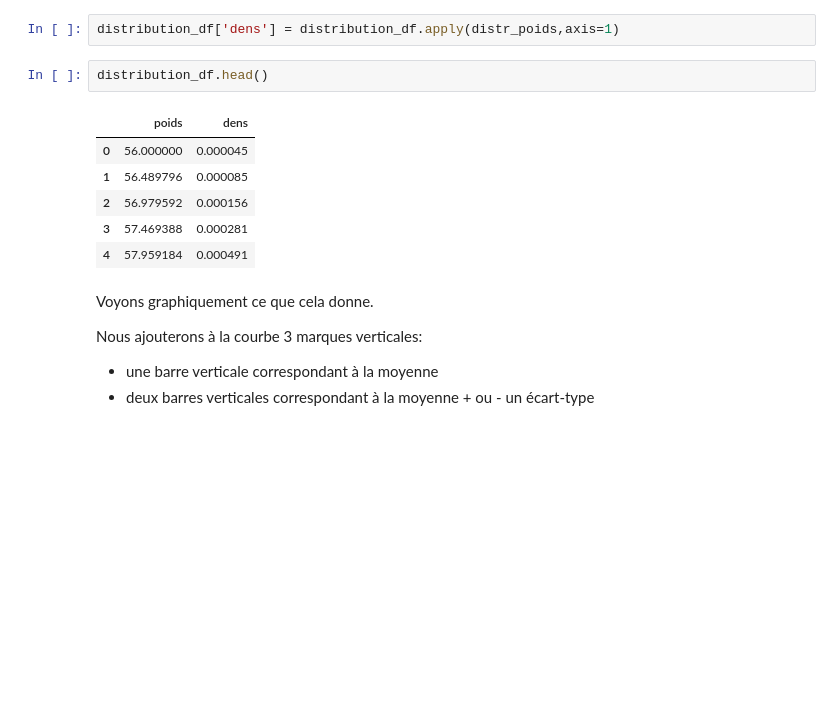
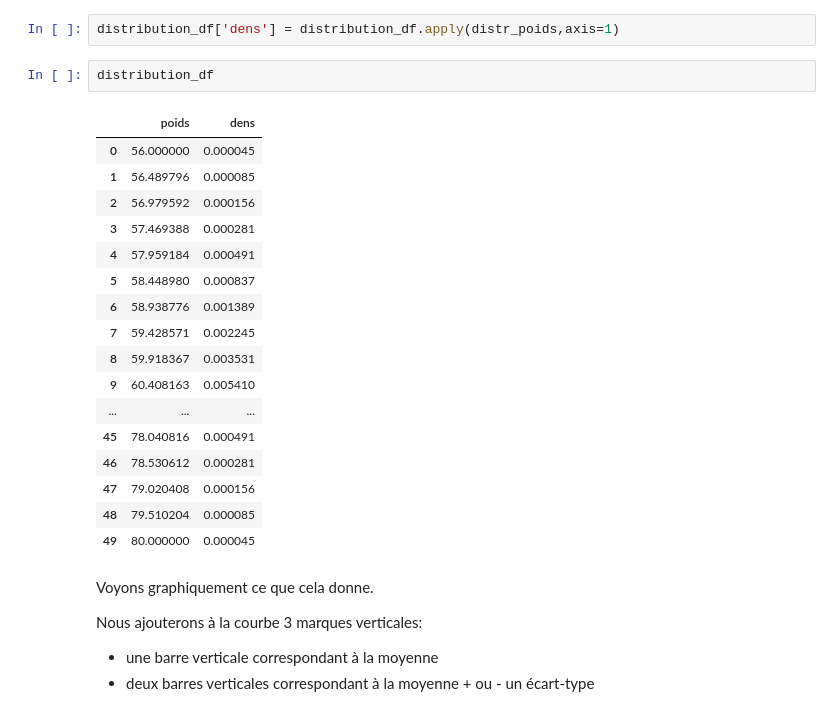
Before and after one commit to WH-Yoshi/MethodeStat, a Jupyter notebook: MethodeStat/CodesProf/Exo11.1-StatInferentielle.ipynb, the cells around one changed output. Cells and saved outputs as stored; diff of their text form; blank space fills up the shorter version.

```diff
--- a/MethodeStat/CodesProf/Exo11.1-StatInferentielle.ipynb
+++ b/MethodeStat/CodesProf/Exo11.1-StatInferentielle.ipynb
@@ -41,14 +60,25 @@ def distr_poids(x):
 # %%
 distribution_df['dens'] = distribution_df.apply(distr_poids,axis=1)
 # %%
-distribution_df.head()
+distribution_df
 # %% [output]
 |  | poids | dens |
 | 0 | 56.000000 | 0.000045 |
 | 1 | 56.489796 | 0.000085 |
 | 2 | 56.979592 | 0.000156 |
 | 3 | 57.469388 | 0.000281 |
 | 4 | 57.959184 | 0.000491 |
+| 5 | 58.448980 | 0.000837 |
+| 6 | 58.938776 | 0.001389 |
+| 7 | 59.428571 | 0.002245 |
+| 8 | 59.918367 | 0.003531 |
+| 9 | 60.408163 | 0.005410 |
+| ... | ... | ... |
+| 45 | 78.040816 | 0.000491 |
+| 46 | 78.530612 | 0.000281 |
+| 47 | 79.020408 | 0.000156 |
+| 48 | 79.510204 | 0.000085 |
+| 49 | 80.000000 | 0.000045 |
 # %% [markdown]
 Voyons graphiquement ce que cela donne.
 
```
Also changed, not shown: parts of 22 cells of this notebook, 4 other files.
